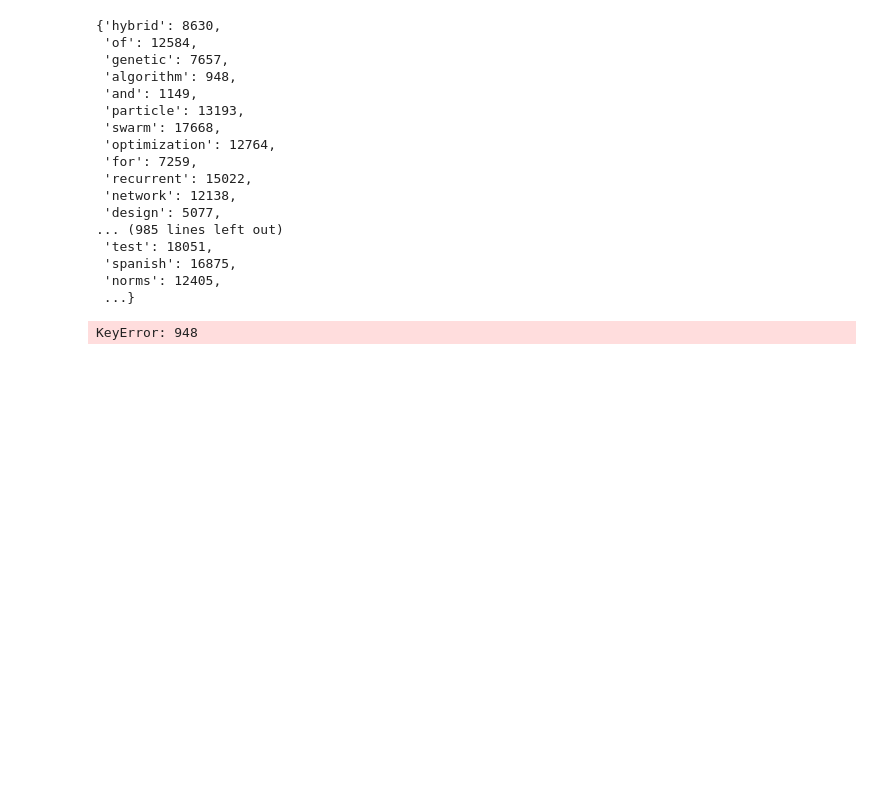
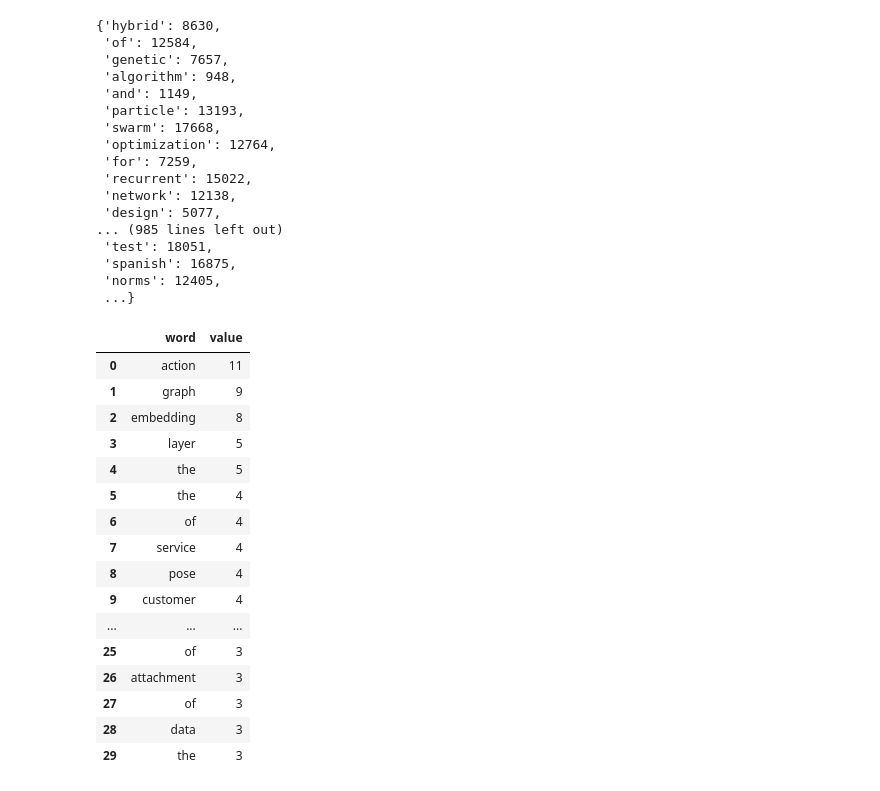
Before and after one commit to jsilvalavin/BE2, a Jupyter notebook: code.ipynb, the cells around one changed output. Saved outputs shown, nothing was run; the diff lists cells and outputs as text; code cells hidden in the pictures; blank space fills up the shorter version.

```diff
--- a/code.ipynb
+++ b/code.ipynb
@@ -147,6 +147,22 @@ count_vectorizer.vocabulary_
  'norms': 12405,
  ...}
 # %%
-print_feats(titles_matrix, count_vectorizer.vocabulary_)
+print_feats(titles_matrix, count_vectorizer.get_feature_names_out())
 # %% [output]
-KeyError: 948
+|  | word | value |
+| 0 | action | 11 |
+| 1 | graph | 9 |
+| 2 | embedding | 8 |
+| 3 | layer | 5 |
+| 4 | the | 5 |
+| 5 | the | 4 |
+| 6 | of | 4 |
+| 7 | service | 4 |
+| 8 | pose | 4 |
+| 9 | customer | 4 |
+| ... | ... | ... |
+| 25 | of | 3 |
+| 26 | attachment | 3 |
+| 27 | of | 3 |
+| 28 | data | 3 |
+| 29 | the | 3 |
```
Also changed, not shown: parts of 1 cell of this notebook.
